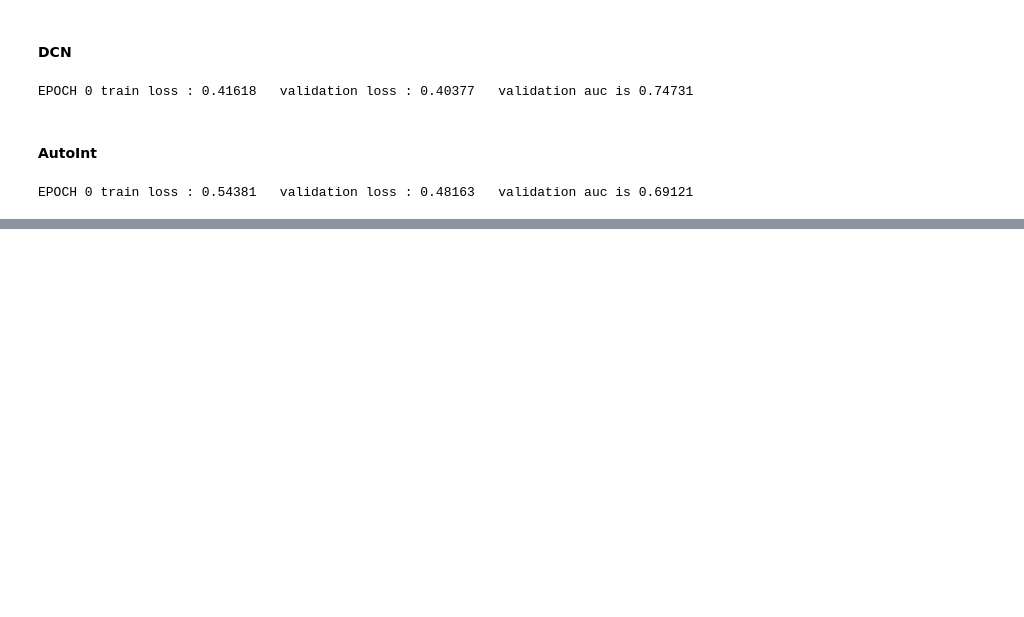
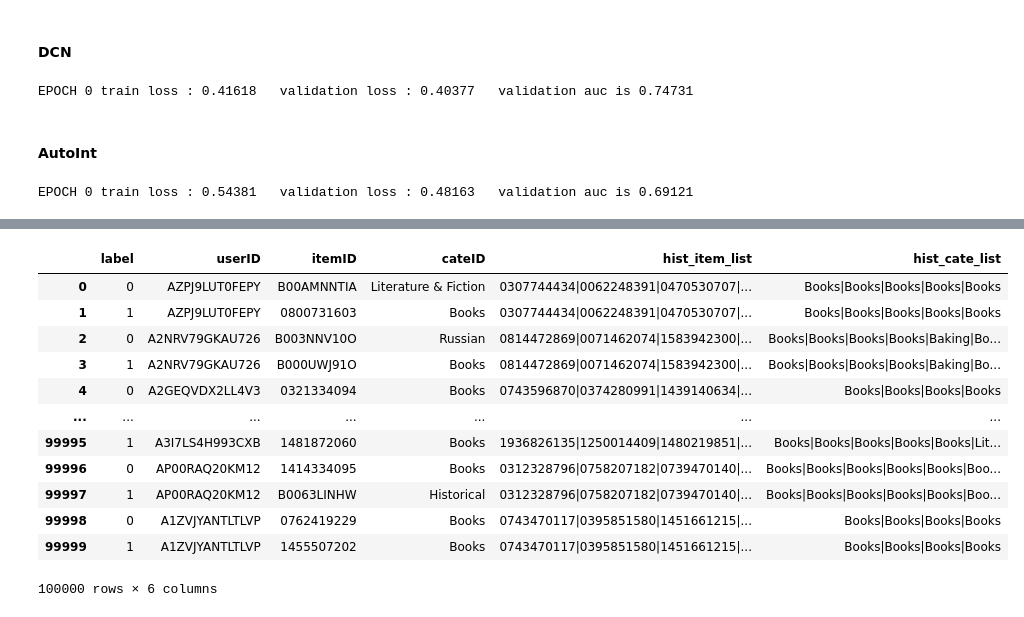
Before and after one commit to Prayforhanluo/CTR_Algorithm, a Jupyter notebook: pytorch/example.ipynb, the cells around one changed output, grey strips where cells are left out. Drawn from its saved outputs; the diff is of its cells as text; code cells hidden in the pictures; blank space fills up the shorter version.

```diff
--- a/pytorch/example.ipynb
+++ b/pytorch/example.ipynb
@@ -218,0 +233,16 @@ EPOCH 0 train loss : 0.54381   validation loss : 0.48163   validation auc is 0.6
+# %%
+data
+# %% [output]
+|  | label | userID | itemID | cateID | hist_item_list | hist_cate_list |
+| 0 | 0 | AZPJ9LUT0FEPY | B00AMNNTIA | Literature & Fiction | 0307744434|0062248391|0470530707|... | Books|Books|Books|Books|Books |
+| 1 | 1 | AZPJ9LUT0FEPY | 0800731603 | Books | 0307744434|0062248391|0470530707|... | Books|Books|Books|Books|Books |
+| 2 | 0 | A2NRV79GKAU726 | B003NNV10O | Russian | 0814472869|0071462074|1583942300|... | Books|Books|Books|Books|Baking|Bo... |
+| 3 | 1 | A2NRV79GKAU726 | B000UWJ91O | Books | 0814472869|0071462074|1583942300|... | Books|Books|Books|Books|Baking|Bo... |
+| 4 | 0 | A2GEQVDX2LL4V3 | 0321334094 | Books | 0743596870|0374280991|1439140634|... | Books|Books|Books|Books |
+| ... | ... | ... | ... | ... | ... | ... |
+| 99995 | 1 | A3I7LS4H993CXB | 1481872060 | Books | 1936826135|1250014409|1480219851|... | Books|Books|Books|Books|Books|Lit... |
+| 99996 | 0 | AP00RAQ20KM12 | 1414334095 | Books | 0312328796|0758207182|0739470140|... | Books|Books|Books|Books|Books|Boo... |
+| 99997 | 1 | AP00RAQ20KM12 | B0063LINHW | Historical | 0312328796|0758207182|0739470140|... | Books|Books|Books|Books|Books|Boo... |
+| 99998 | 0 | A1ZVJYANTLTLVP | 0762419229 | Books | 0743470117|0395851580|1451661215|... | Books|Books|Books|Books |
+| 99999 | 1 | A1ZVJYANTLTLVP | 1455507202 | Books | 0743470117|0395851580|1451661215|... | Books|Books|Books|Books |
+100000 rows × 6 columns
```
Also changed, not shown: parts of 26 cells of this notebook.
